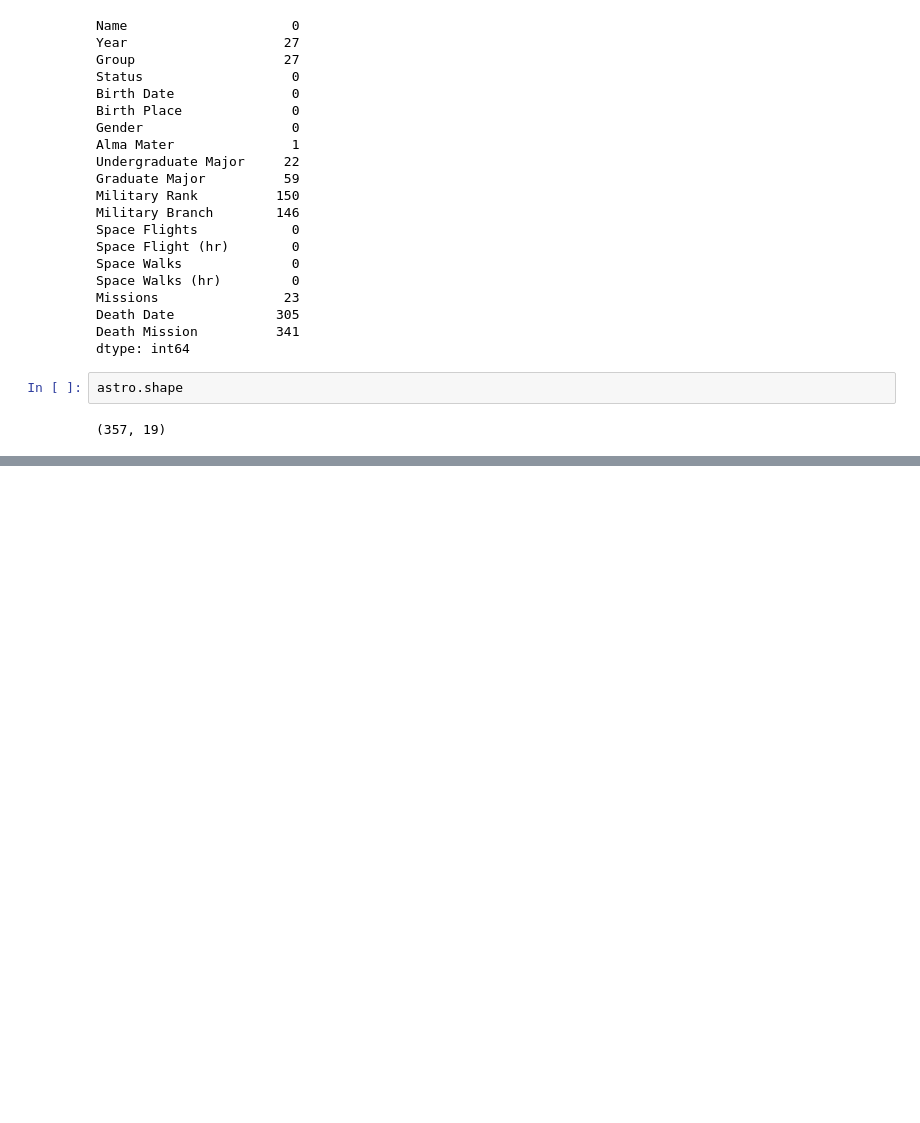
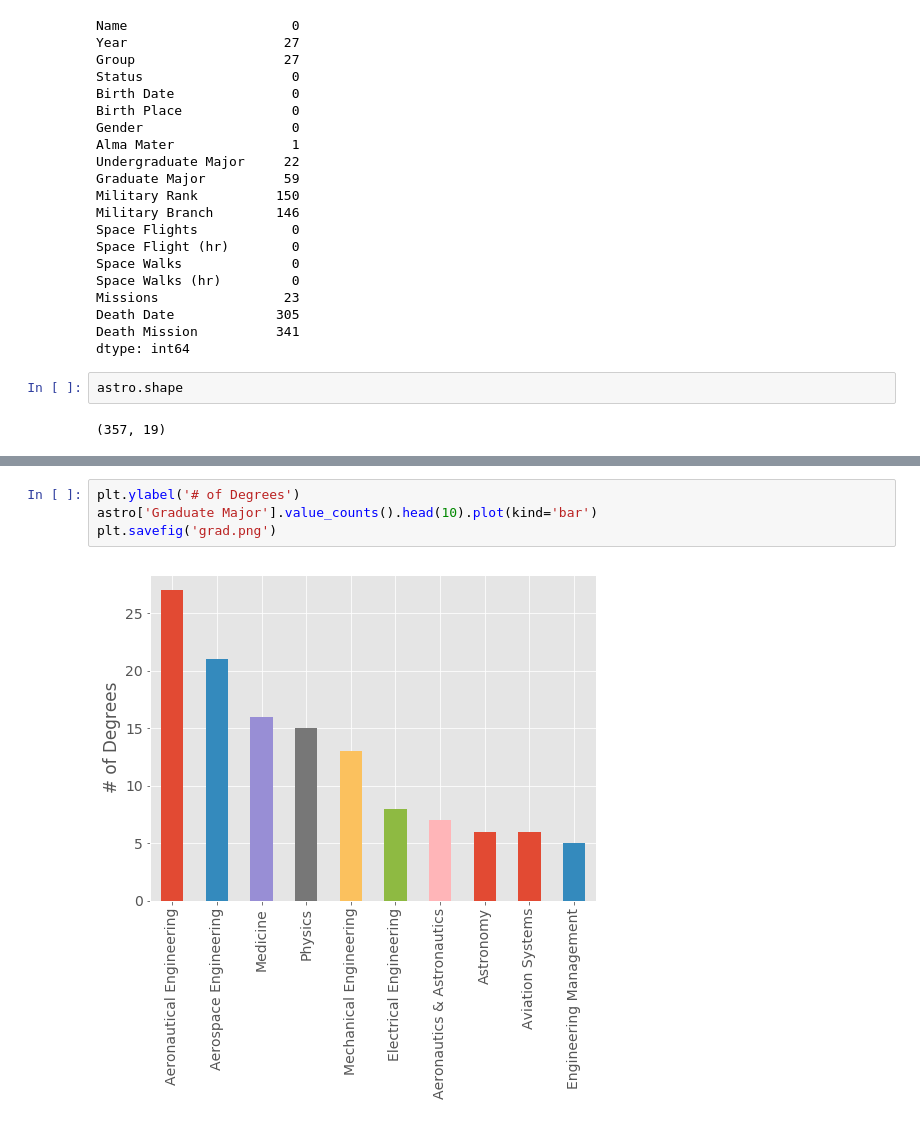
Before and after one commit to AnthonyH13/astronaut_website, a Jupyter notebook: Untitled.ipynb, the cells around one changed output, grey strips where cells are left out. Saved outputs shown, nothing was run; the diff lists cells and outputs as text; blank space fills up the shorter version.

```diff
--- a/Untitled.ipynb
+++ b/Untitled.ipynb
@@ -80,0 +73,6 @@ ValueError: scatter requires an x and y column
+# %%
+plt.ylabel('# of Degrees')
+astro['Graduate Major'].value_counts().head(10).plot(kind='bar')
+plt.savefig('grad.png')
+# %% [output]
+[figure, added]
```
Also changed, not shown: parts of 7 cells of this notebook, 13 other files.
